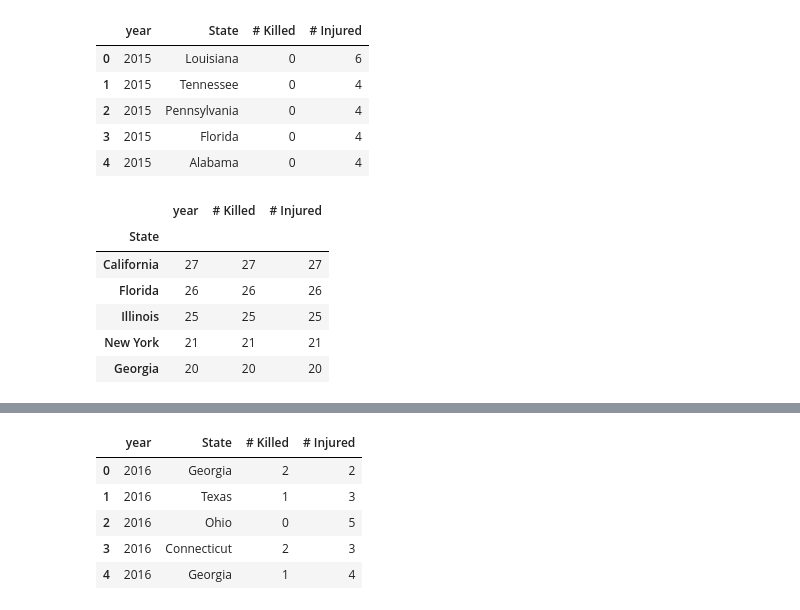
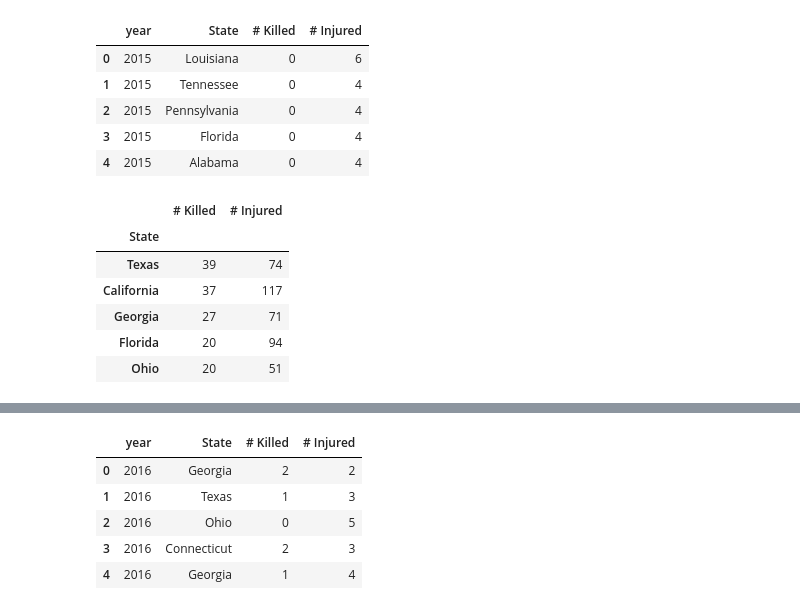
Before and after one commit to RSGDATA/ETL_project, a Jupyter notebook: us_mass_shootings.ipynb, the cells around one changed output, grey strips where cells are left out. Saved outputs shown, nothing was run; the diff lists cells and outputs as text; code cells hidden in the pictures.

```diff
--- a/us_mass_shootings.ipynb
+++ b/us_mass_shootings.ipynb
@@ -65,13 +68,13 @@ df_2015.head()
 | 3 | 2015 | Florida | 0 | 4 |
 | 4 | 2015 | Alabama | 0 | 4 |
 # %%
-df_clean15=df_2015.groupby('State').count().sort_values(['# Killed'], ascending=False)
+df_clean15=df_2015.groupby('State').sum().sort_values(['# Killed'], ascending=False)
 df_clean15.head()
 # %% [output]
-|  | year | # Killed | # Injured |
-| State |  |  |  |
-| California | 27 | 27 | 27 |
-| Florida | 26 | 26 | 26 |
-| Illinois | 25 | 25 | 25 |
-| New York | 21 | 21 | 21 |
-| Georgia | 20 | 20 | 20 |
+|  | # Killed | # Injured |
+| State |  |  |
+| Texas | 39 | 74 |
+| California | 37 | 117 |
+| Georgia | 27 | 71 |
+| Florida | 20 | 94 |
+| Ohio | 20 | 51 |
```
Also changed, not shown: parts of 12 cells of this notebook.
